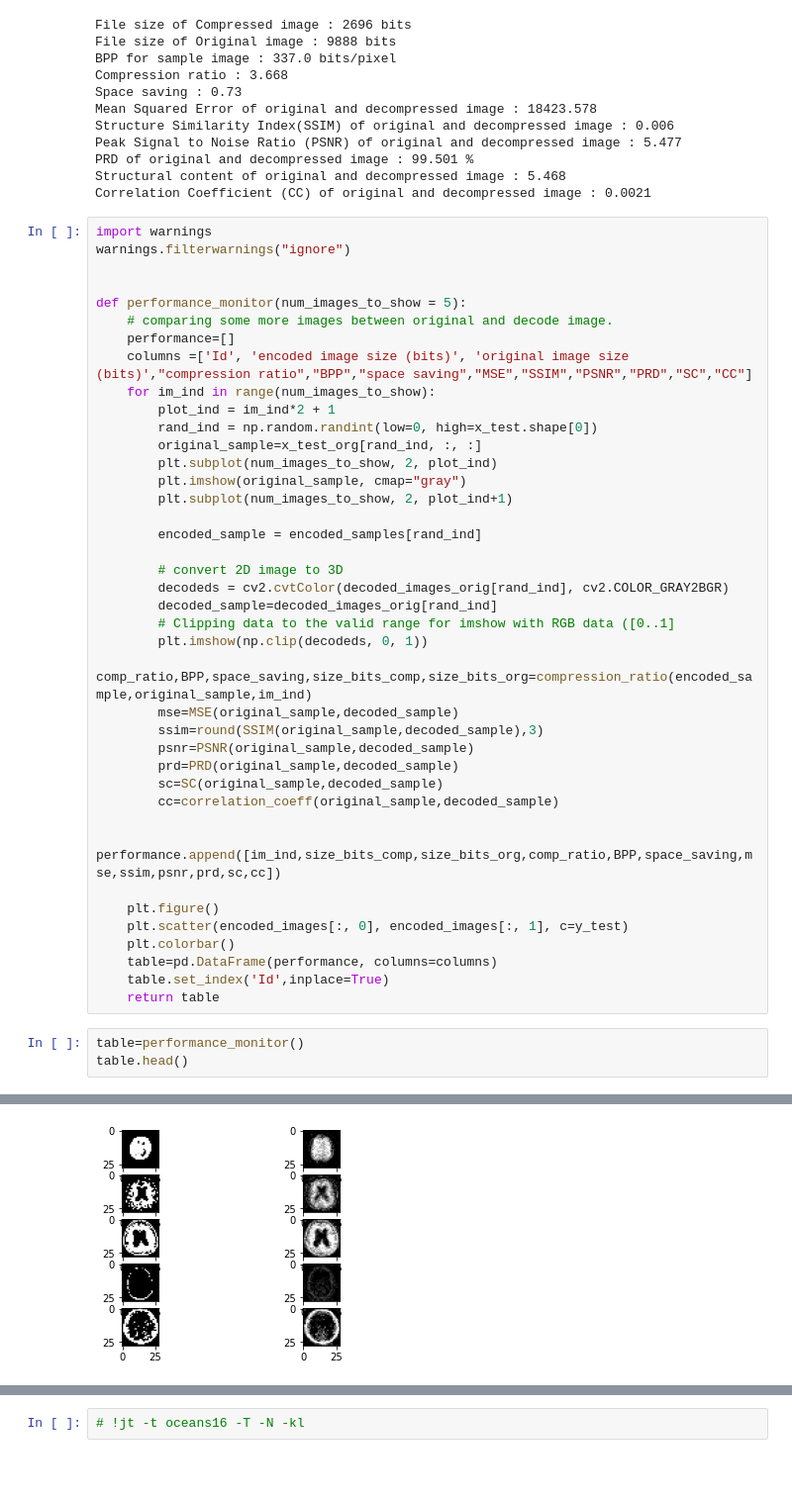
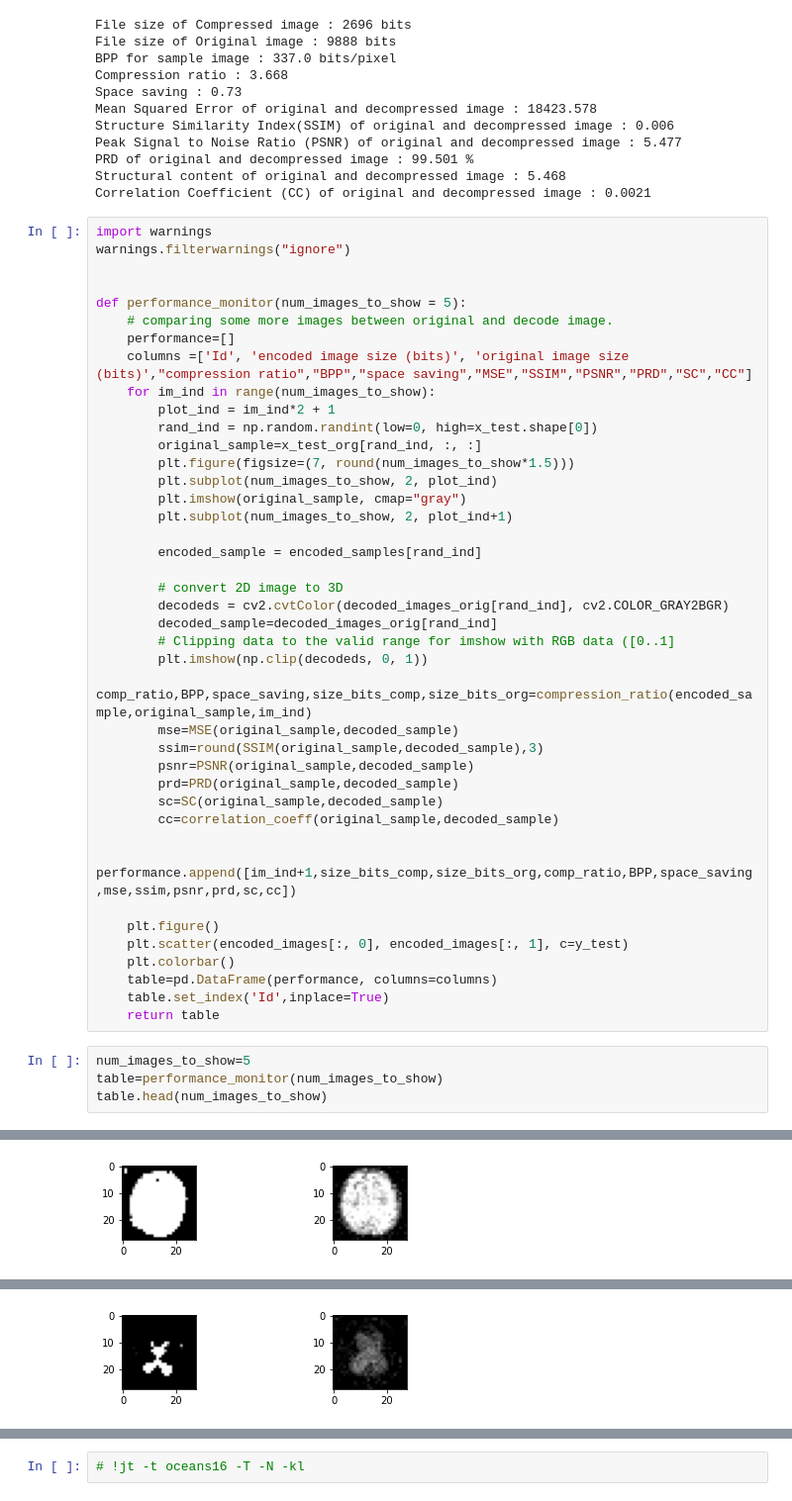
Before and after one commit to tirtharajsinha/Autoencoder_for_image_compression, a Jupyter notebook: Autoencoder for image compression using Deep learning.ipynb, the cells around one changed output, grey strips where cells are left out. Shown: that part at 99% size. Drawn from its saved outputs; the diff is of its cells as text; blank space fills up the shorter version.

```diff
--- a/Autoencoder for image compression using Deep learning.ipynb
+++ b/Autoencoder for image compression using Deep learning.ipynb
@@ -712,6 +712,7 @@ def performance_monitor(num_images_to_show = 5):
         plot_ind = im_ind*2 + 1
         rand_ind = np.random.randint(low=0, high=x_test.shape[0])
         original_sample=x_test_org[rand_ind, :, :]
+        plt.figure(figsize=(7, round(num_images_to_show*1.5)))
         plt.subplot(num_images_to_show, 2, plot_ind)
         plt.imshow(original_sample, cmap="gray")
         plt.subplot(num_images_to_show, 2, plot_ind+1)
@@ -731,7 +732,7 @@ def performance_monitor(num_images_to_show = 5):
         sc=SC(original_sample,decoded_sample)
         cc=correlation_coeff(original_sample,decoded_sample)
 
-        performance.append([im_ind,size_bits_comp,size_bits_org,comp_ratio,BPP,space_saving,mse,ssim,psnr,prd,sc,cc])
+        performance.append([im_ind+1,size_bits_comp,size_bits_org,comp_ratio,BPP,space_saving,mse,ssim,psnr,prd,sc,cc])
 
     plt.figure()
     plt.scatter(encoded_images[:, 0], encoded_images[:, 1], c=y_test)
@@ -740,8 +741,9 @@ def performance_monitor(num_images_to_show = 5):
     table.set_index('Id',inplace=True)
     return table
 # %%
-table=performance_monitor()
-table.head()
+num_images_to_show=5
+table=performance_monitor(num_images_to_show)
+table.head(num_images_to_show)
 # %% [output]
 |  | encoded image size (bits) | original image size (bits) | compression ratio | BPP | space saving | MSE | ... |
 | Id |  |  |  |  |  |  | ... |
@@ -753 +755 @@ table.head()
-[figure, old version]
+[figure, new version]
@@ -754,0 +757 @@ table.head()
+[figure, added]
```
Also changed, not shown: parts of 1 cell of this notebook.
